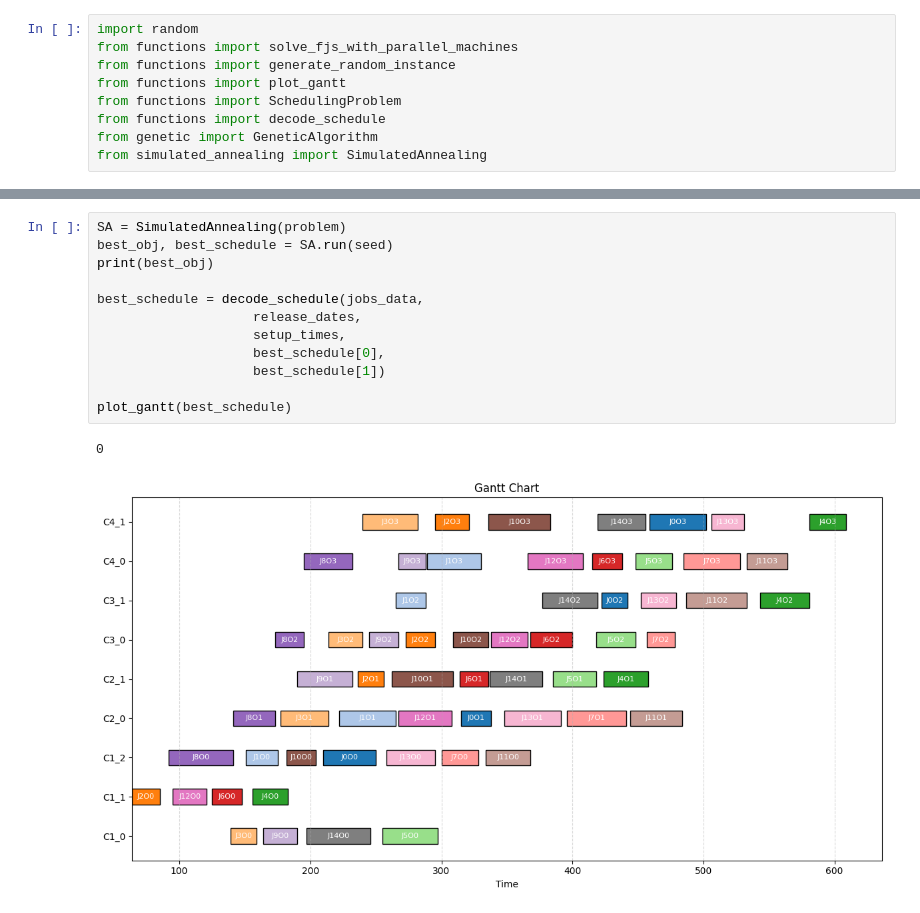
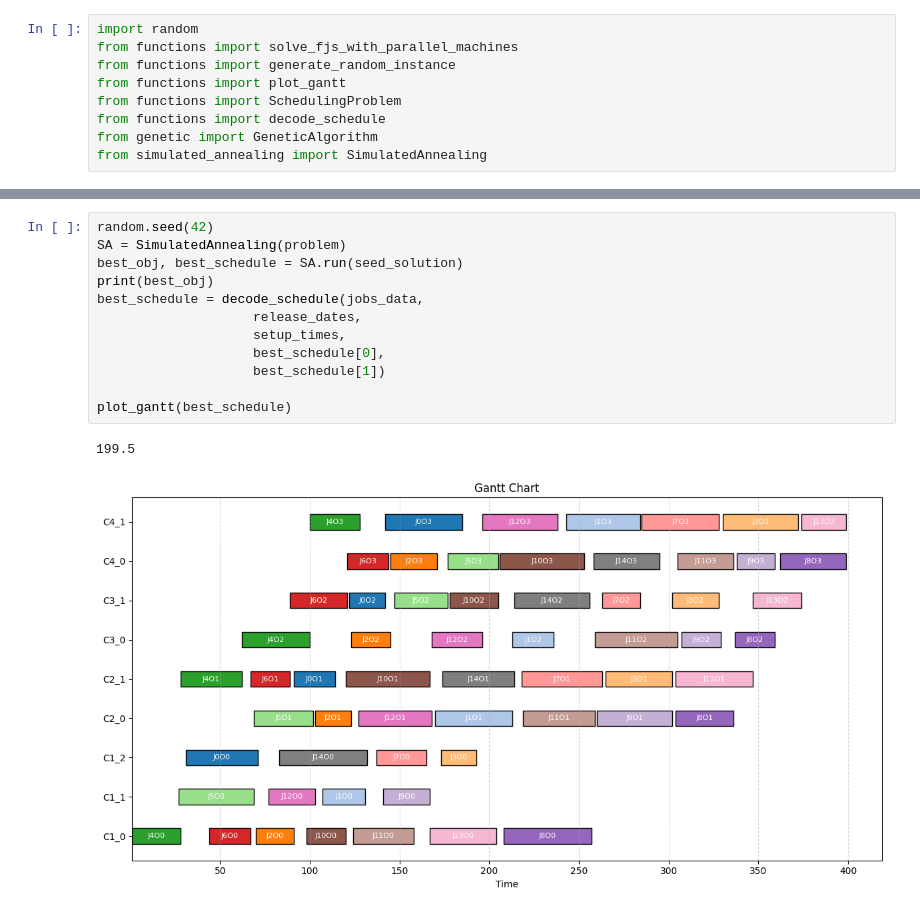
Before and after one commit to jmmchang/Flexible-Job-Shops, a Jupyter notebook: FJS.ipynb, the cells around one changed output, grey strips where cells are left out. Saved outputs shown, nothing was run; the diff lists cells and outputs as text.

```diff
--- a/FJS.ipynb
+++ b/FJS.ipynb
@@ -52,15 +37,15 @@ plot_gantt(best_schedule)
 # %%
+random.seed(42)
 SA = SimulatedAnnealing(problem)
-best_obj, best_schedule = SA.run(seed)
+best_obj, best_schedule = SA.run(seed_solution)
 print(best_obj)
-
 best_schedule = decode_schedule(jobs_data,
                     release_dates,
                     setup_times,
                     best_schedule[0],
                     best_schedule[1])
 
 plot_gantt(best_schedule)
 # %% [output]
-0
+199.5
-[figure, old version]
+[figure, new version]
```
Also changed, not shown: parts of 4 cells of this notebook, 3 other files.
